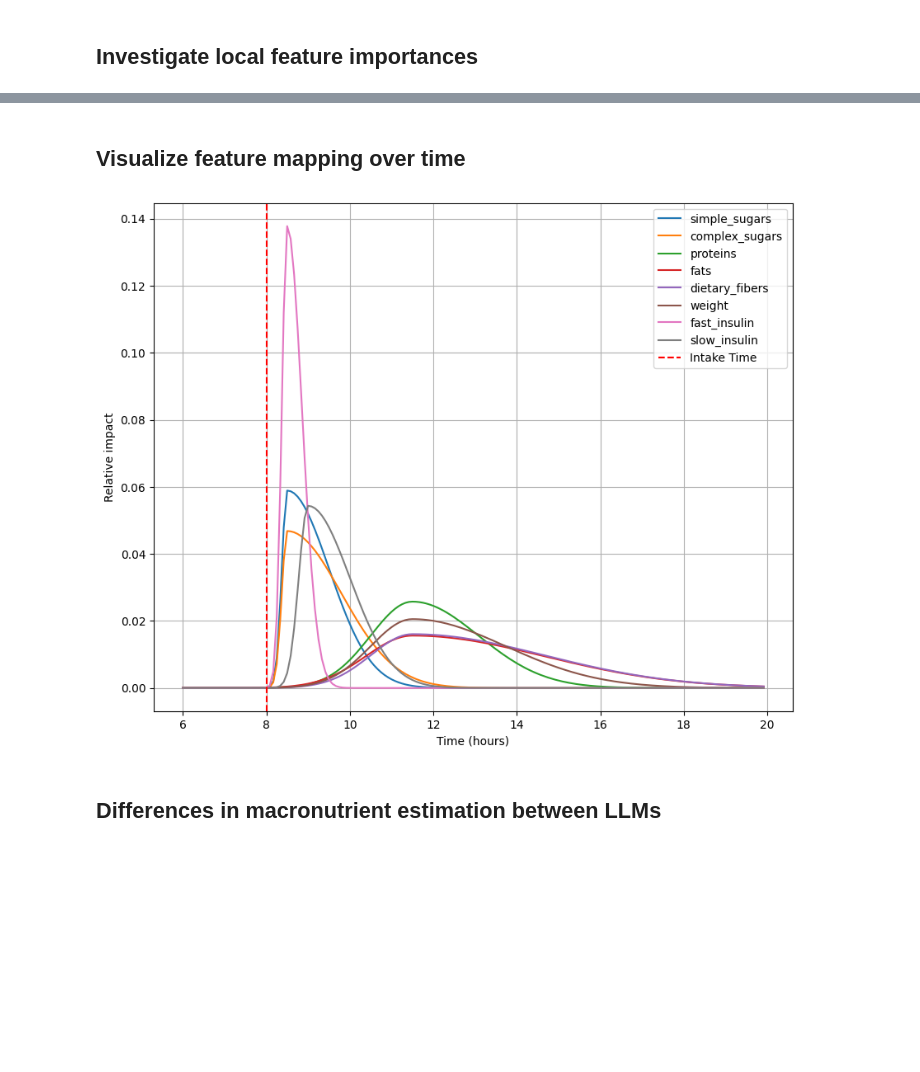
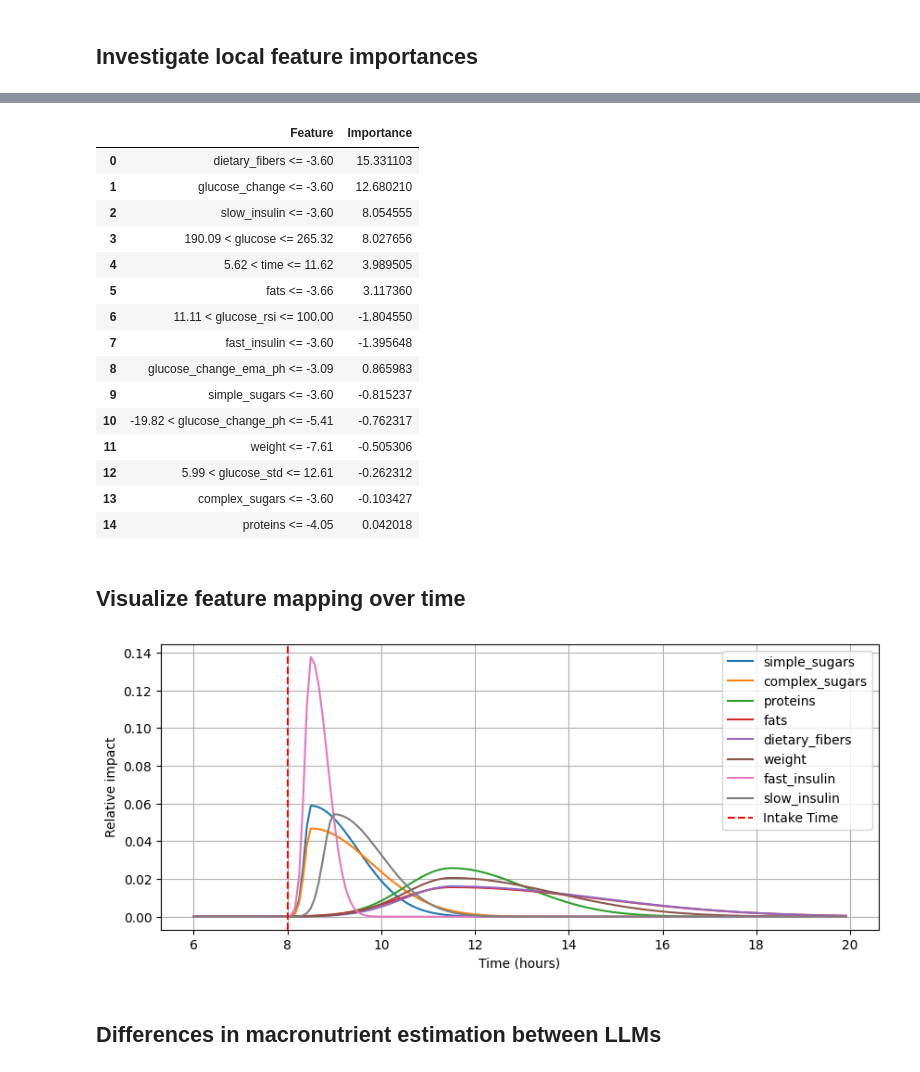
Before and after one commit to Prgrmmrjns/Glucovision, a Jupyter notebook: plotting.ipynb, the cells around one changed output, grey strips where cells are left out. Drawn from its saved outputs; the diff is of its cells as text; code cells hidden in the pictures; blank space fills up the shorter version.

```diff
--- a/plotting.ipynb
+++ b/plotting.ipynb
@@ -230,7 +266,10 @@ plot_feature_importances(model)
 # %%
-prediction_horizon = 12
+prediction_horizon = 6
+model_path = f"models/gpt4o/{prediction_horizon}/lightgbm_model_{patient}.joblib"
+model = joblib.load(model_path)
 importances_df = pd.DataFrame(index=model.feature_name_)
 
+patients = ['001', '002', '004', '006', '007', '008']
 for patient in patients:
     model_path = f"models/gpt4o/{prediction_horizon}/lightgbm_model_{patient}.joblib"
     model = joblib.load(model_path)
@@ -238,8 +277,8 @@ for patient in patients:
 
 # Normalize importances
 importances_df = importances_df.div(importances_df.sum(axis=0), axis=1) * 100
-importances_df['Total'] = importances_df.sum(axis=1)
-importances_df = importances_df.sort_values(by='Total', ascending=False).drop(columns=['Total'])
+importances_df['Aggregated'] = importances_df.mean(axis=1)
+importances_df = importances_df.sort_values(by='Aggregated', ascending=False)
 
 # Prepare data for the second plot
 combined_importances = pd.DataFrame()
@@ -249,8 +288,8 @@ for feature in features_of_interest:
     combined_importances[feature] = importances_df.loc[feature]
 
 combined_importances = combined_importances.transpose()
-combined_importances['Total'] = combined_importances.sum(axis=1)
-combined_importances = combined_importances.sort_values(by='Total', ascending=False).drop(columns=['Total'])
+combined_importances['Aggregated'] = combined_importances.sum(axis=1)
+combined_importances = combined_importances.sort_values(by='Aggregated', ascending=False)
 
 normalized_importances = combined_importances.div(combined_importances.sum(axis=0), axis=1) * 100
 
@@ -286,0 +440,8 @@ normalized_importances
+# %%
+highest_phs = []
+for feature in ph_importances_df.Feature.unique():
+    selected_df = ph_importances_df[ph_importances_df['Feature']==feature]
+    highest_ph = selected_df.loc[selected_df['Importance']==selected_df['Importance'].max(), 'PH'].values[0]
+    highest_phs.append(highest_ph)
+
+feature_most_impact_ph_df = pd.DataFrame({'Feature': ph_importances_df.Feature.unique(), 'PH': highest_phs})
@@ -324,3 +502,22 @@ Right: 75.46305674060225
+# %%
+importance_df
+# %% [output]
+|  | Feature | Importance |
+| 0 | dietary_fibers <= -3.60 | 15.331103 |
+| 1 | glucose_change <= -3.60 | 12.680210 |
+| 2 | slow_insulin <= -3.60 | 8.054555 |
+| 3 | 190.09 < glucose <= 265.32 | 8.027656 |
+| 4 | 5.62 < time <= 11.62 | 3.989505 |
+| 5 | fats <= -3.66 | 3.117360 |
+| 6 | 11.11 < glucose_rsi <= 100.00 | -1.804550 |
+| 7 | fast_insulin <= -3.60 | -1.395648 |
+| 8 | glucose_change_ema_ph <= -3.09 | 0.865983 |
+| 9 | simple_sugars <= -3.60 | -0.815237 |
+| 10 | -19.82 < glucose_change_ph <= -5.41 | -0.762317 |
+| 11 | weight <= -7.61 | -0.505306 |
+| 12 | 5.99 < glucose_std <= 12.61 | -0.262312 |
+| 13 | complex_sugars <= -3.60 | -0.103427 |
+| 14 | proteins <= -4.05 | 0.042018 |
 # %% [markdown]
 ## Visualize feature mapping over time
 # %%
@@ -332,35 +529,35 @@ feature_params = {
     'dietary_fibers': [0.5, 0.05, 3.5],
     'weight': [0.5, 0.1, 3.5],
     'fast_insulin': [30, 4, 0.5],
     'slow_insulin': [10, 0.5, 1]
 }
 
 times = np.arange(6, 20, (1/12))
 intake_time = 8
 
 glucose_data = pd.DataFrame({'Time': times})
 
 for feature, param in feature_params.items():
     time_diff_hours = times - intake_time - param[2]
     weights = np.where(time_diff_hours < 0,
                        np.exp(-param[0] * time_diff_hours ** 2),
                        np.exp(-param[1] * time_diff_hours ** 2))
     weights = weights / np.sum(weights)
     glucose_data[feature] = weights
 
-plt.figure(figsize=(10, 8))
+plt.figure(figsize=(10, 4))
 for feature in feature_params.keys():
     plt.plot(glucose_data['Time'], glucose_data[feature], linestyle='-', label=feature)
 
 plt.axvline(x=intake_time, color='r', linestyle='--', label='Intake Time')
 
 plt.xlabel('Time (hours)')
 plt.ylabel('Relative impact')
 plt.legend()
 plt.grid(True)
 plt.show()
 # %% [output]
-[figure, old version]
+[figure, new version]
 # %% [markdown]
 ## Differences in macronutrient estimation between LLMs
 # %%
```
Also changed, not shown: parts of 26 cells of this notebook, 27 other files.
